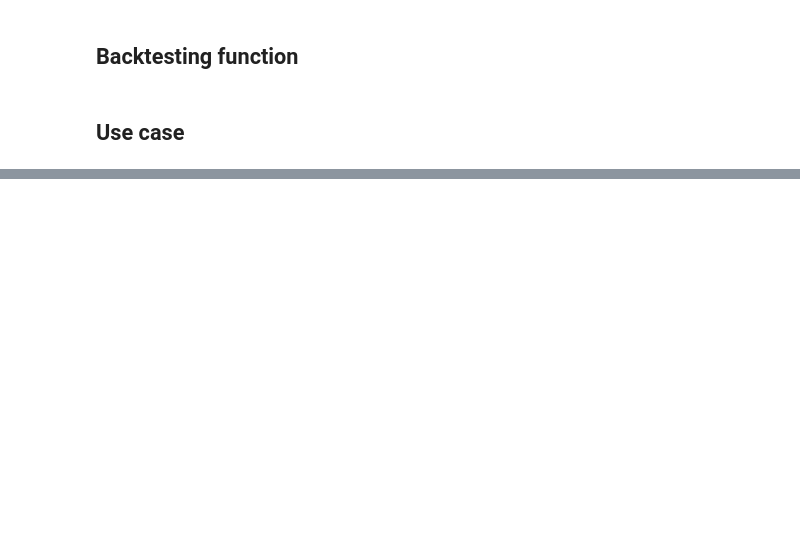
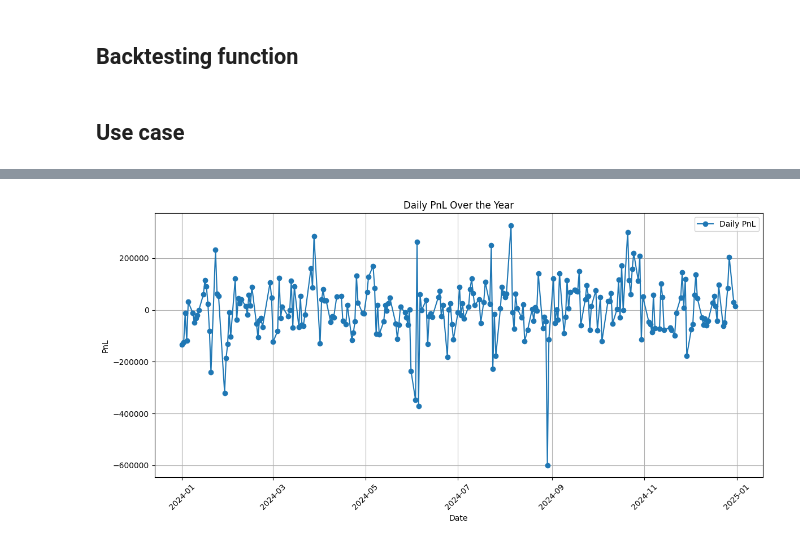
Before and after one commit to aman-exp69/Aman_codes, a Jupyter notebook: test.ipynb, the cells around one changed output, grey strips where cells are left out. Drawn from its saved outputs; the diff is of its cells as text; code cells hidden in the pictures; blank space fills up the shorter version.

```diff
--- a/test.ipynb
+++ b/test.ipynb
@@ -411,0 +576,15 @@ plt.show()
+# %%
+daily_pnl = yearly_pnl.groupby('Date')['PnL'].sum().reset_index()
+
+plt.figure(figsize=(12, 6))
+plt.plot(daily_pnl['Date'], daily_pnl['PnL'], marker='o', label='Daily PnL')
+plt.xlabel('Date')
+plt.ylabel('PnL')
+plt.title('Daily PnL Over the Year')
+plt.grid(True)
+plt.xticks(rotation=45)
+plt.legend()
+plt.tight_layout()
+plt.show()
+# %% [output]
+[figure, added]
```
Also changed, not shown: parts of 21 cells of this notebook, 1 other file.
